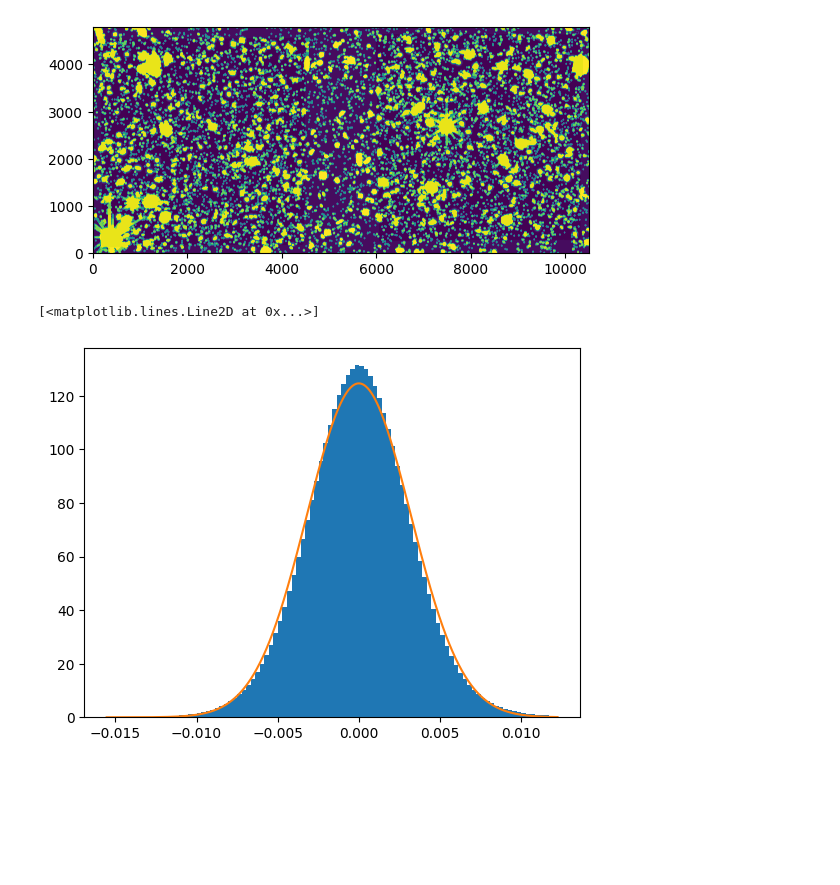
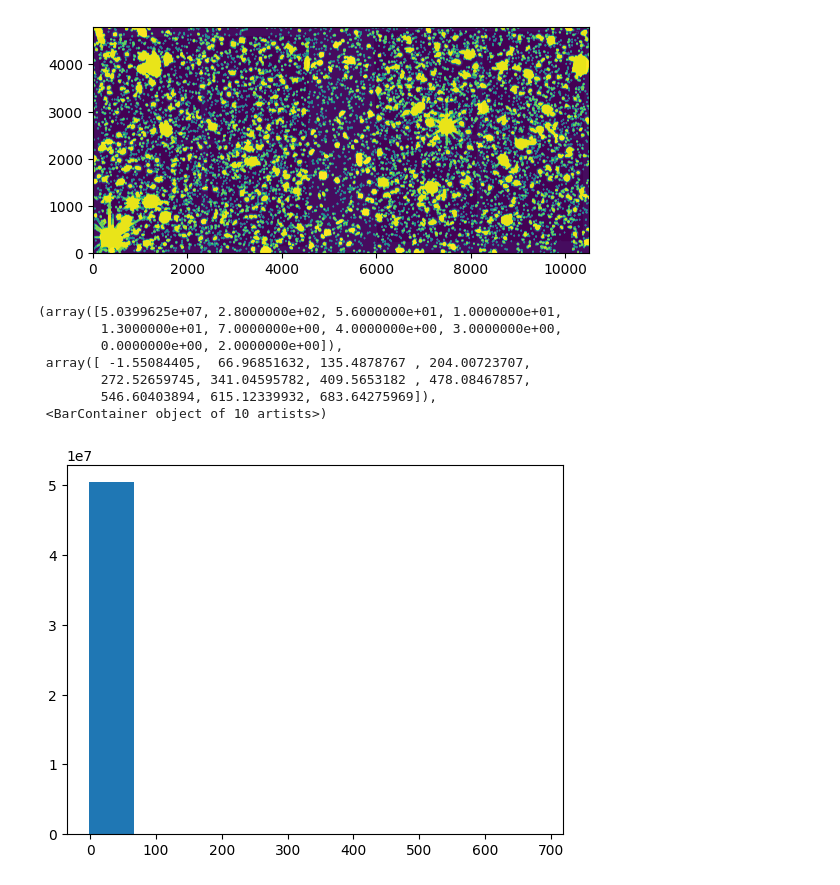
Before and after one commit to mwalmsley/gz-jwst, a Jupyter notebook: gzjwst/catalog_for_survey_chisq.ipynb, the cells around one changed output. Cells and saved outputs as stored; diff of their text form; code cells hidden in the pictures; blank space fills up the shorter version.

```diff
--- a/gzjwst/catalog_for_survey_chisq.ipynb
+++ b/gzjwst/catalog_for_survey_chisq.ipynb
@@ -12,6 +16,6 @@ from scipy.optimize import minimize
 # %%
-# filter_band_kwarg = 'f200w'
-filter_band_kwarg = 'f277w'
+filter_band_kwarg = 'f200w'
+# filter_band_kwarg = 'f277w'
 list_of_relevant_files = glob.glob('/home/walml/repos/gz-jwst/data/dev_data/hlsp_ceers*{}*i2d.fits.gz'.format(filter_band_kwarg))
 filename = list_of_relevant_files[0]
 fits_ext = 2  # TODO
@@ -24,6 +29,5 @@ image_data, image_header = fits.getdata(filename, memmap=True, ext=fits_ext, hea
 # %%
 
-image_wcs = WCS(image_header)
 
 # https://archive.stsci.edu/hlsps/ceers/hlsp_ceers_jwst_nircam-miri_multi_multi_v0.6_readme.txt
 
@@ -50,9 +54,9 @@ image_wcs = WCS(image_header)
 # note that science image is already background-subtracted, no need to do more background subtraction
 # but we might use these to check the subtraction is reasonable
 background_info = {
-    'science_image': fits.getdata(filename, memmap=True, ext=2),
+    # 'science_image': fits.getdata(filename, memmap=True, ext=2),
     'science_image_bkg_subtracted': fits.getdata(filename, memmap=True, ext=1),
-    'background': fits.getdata(filename, memmap=True, ext=9),
+    # 'background': fits.getdata(filename, memmap=True, ext=9),
     'background_source_mask': fits.getdata(filename, memmap=True, ext=10),
-    'uncertainties': fits.getdata(filename, memmap=True, ext=3)
+    # 'uncertainties': fits.getdata(filename, memmap=True, ext=3)
 }
@@ -76,30 +65,14 @@ plt.imshow(background_info['background_source_mask'], origin='lower')
 # %% [output]
 <matplotlib.image.AxesImage at 0x...>
 [figure]
-# %%
-
-def get_alleged_random_background_image(science_image_bkg_subtracted, background_source_mask):
-    alleged_random_image = science_image_bkg_subtracted[~background_source_mask.astype(bool)]
-    # handful of values set to crazy values
-    # alleged_random_image = alleged_random_image[alleged_random_image < 1e5]
-    # alleged_random_image = alleged_random_image[alleged_random_image < 1]
-    alleged_random_image = alleged_random_image[alleged_random_image < np.percentile(alleged_random_image, 99.9)]
-    alleged_random_image = alleged_random_image[alleged_random_image > np.percentile(alleged_random_image, 0.01)]
-    return alleged_random_image
-
-
-
-random_image = get_alleged_random_background_image(
-    background_info['science_image_bkg_subtracted'],
-    background_info['background_source_mask']
-)
-
-_ = plt.hist(random_image, bins=100, density=True)
-
-x = np.linspace(random_image.min(), random_image.max(), 1000)
-# scale = 0.00565
-y = norm.pdf(x, scale=0.0032)
-plt.plot(x, y)
-# %% [output]
-[<matplotlib.lines.Line2D at 0x...>]
-[figure, removed]
+# %%
+plt.hist(background_info['science_image_bkg_subtracted'].flatten())
+# %% [output]
+(array([5.0399625e+07, 2.8000000e+02, 5.6000000e+01, 1.0000000e+01,
+        1.3000000e+01, 7.0000000e+00, 4.0000000e+00, 3.0000000e+00,
+        0.0000000e+00, 2.0000000e+00]),
+ array([ -1.55084405,  66.96851632, 135.4878767 , 204.00723707,
+        272.52659745, 341.04595782, 409.5653182 , 478.08467857,
+        546.60403894, 615.12339932, 683.64275969]),
+ <BarContainer object of 10 artists>)
+[figure, added]
```
Also changed, not shown: parts of 16 cells of this notebook, 4 other files.
